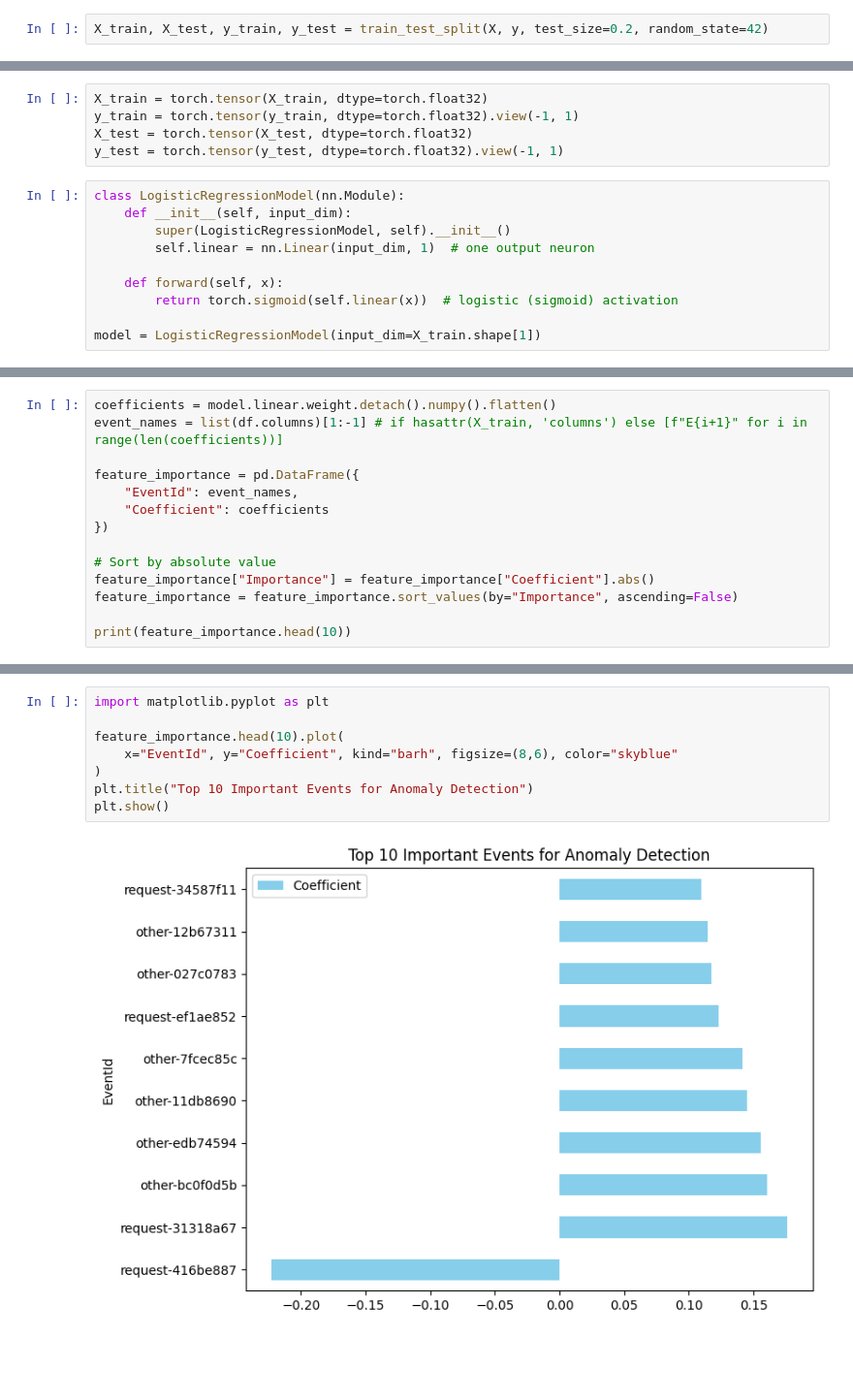
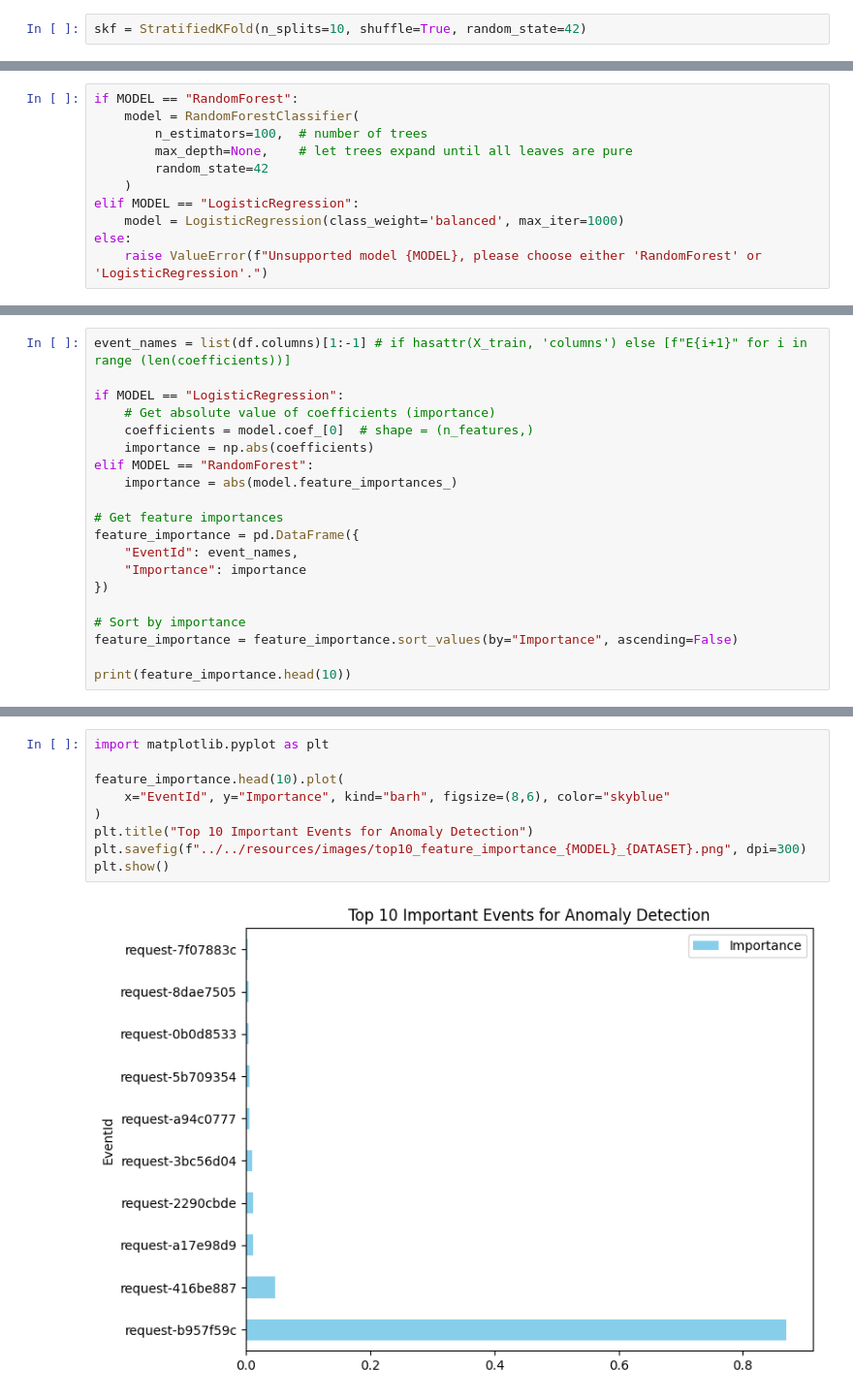
Before and after one commit to Yojda/logging-prediction, a Jupyter notebook: src/openstack/training.ipynb, the cells around one changed output, grey strips where cells are left out. Shown at 97% size. Drawn from its saved outputs; the diff is of its cells as text; blank space fills up the shorter version.

Commit message:
[fix] Fix plots, adjust log parsing and keywords

```diff
--- a/src/openstack/training.ipynb
+++ b/src/openstack/training.ipynb
@@ -17,2 +27,2 @@ print(X.shape, y.shape)
 # %%
-X_train, X_test, y_train, y_test = train_test_split(X, y, test_size=0.2, random_state=42)
+skf = StratifiedKFold(n_splits=10, shuffle=True, random_state=42)
@@ -23,15 +29,11 @@ X_test = scaler.transform(X_test)
-# %%
-X_train = torch.tensor(X_train, dtype=torch.float32)
-y_train = torch.tensor(y_train, dtype=torch.float32).view(-1, 1)
-X_test = torch.tensor(X_test, dtype=torch.float32)
-y_test = torch.tensor(y_test, dtype=torch.float32).view(-1, 1)
 # %%
-class LogisticRegressionModel(nn.Module):
-    def __init__(self, input_dim):
-        super(LogisticRegressionModel, self).__init__()
-        self.linear = nn.Linear(input_dim, 1)  # one output neuron
-
-    def forward(self, x):
-        return torch.sigmoid(self.linear(x))  # logistic (sigmoid) activation
-
-model = LogisticRegressionModel(input_dim=X_train.shape[1])
+if MODEL == "RandomForest":
+    model = RandomForestClassifier(
+        n_estimators=100,  # number of trees
+        max_depth=None,    # let trees expand until all leaves are pure
+        random_state=42
+    )
+elif MODEL == "LogisticRegression":
+    model = LogisticRegression(class_weight='balanced', max_iter=1000)
+else:
+    raise ValueError(f"Unsupported model {MODEL}, please choose either 'RandomForest' or 'LogisticRegression'.")
@@ -86,14 +124,20 @@ F1 Score: 0.00
 # %%
-coefficients = model.linear.weight.detach().numpy().flatten()
-event_names = list(df.columns)[1:-1] # if hasattr(X_train, 'columns') else [f"E{i+1}" for i in range(len(coefficients))]
+event_names = list(df.columns)[1:-1] # if hasattr(X_train, 'columns') else [f"E{i+1}" for i in range (len(coefficients))]
 
+if MODEL == "LogisticRegression":
+    # Get absolute value of coefficients (importance)
+    coefficients = model.coef_[0]  # shape = (n_features,)
+    importance = np.abs(coefficients)
+elif MODEL == "RandomForest":
+    importance = abs(model.feature_importances_)
+
+# Get feature importances
 feature_importance = pd.DataFrame({
     "EventId": event_names,
-    "Coefficient": coefficients
+    "Importance": importance
 })
 
-# Sort by absolute value
-feature_importance["Importance"] = feature_importance["Coefficient"].abs()
+# Sort by importance
 feature_importance = feature_importance.sort_values(by="Importance", ascending=False)
 
 print(feature_importance.head(10))
@@ -112,10 +156,11 @@ print(feature_importance.head(10))
 # %%
 import matplotlib.pyplot as plt
 
 feature_importance.head(10).plot(
-    x="EventId", y="Coefficient", kind="barh", figsize=(8,6), color="skyblue"
+    x="EventId", y="Importance", kind="barh", figsize=(8,6), color="skyblue"
 )
 plt.title("Top 10 Important Events for Anomaly Detection")
+plt.savefig(f"../../resources/images/top10_feature_importance_{MODEL}_{DATASET}.png", dpi=300)
 plt.show()
 # %% [output]
-[figure, old version]
+[figure, new version]
```
Also changed, not shown: parts of 12 cells of this notebook, 6 other files.
